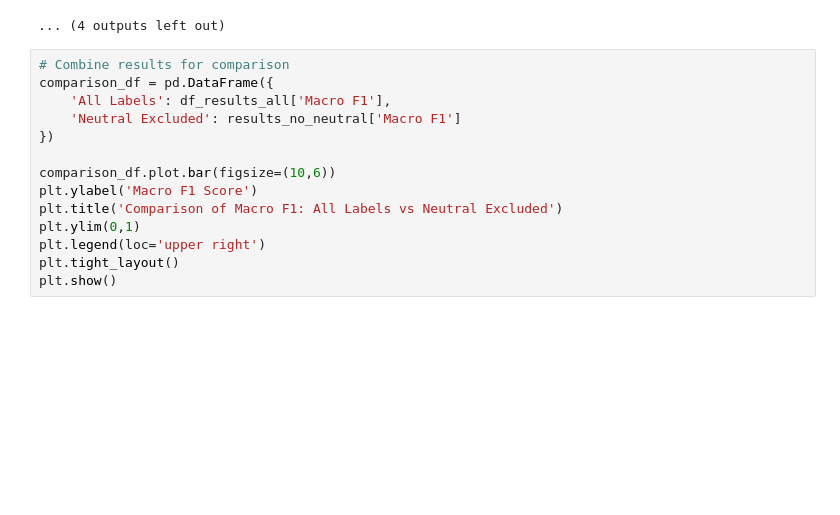
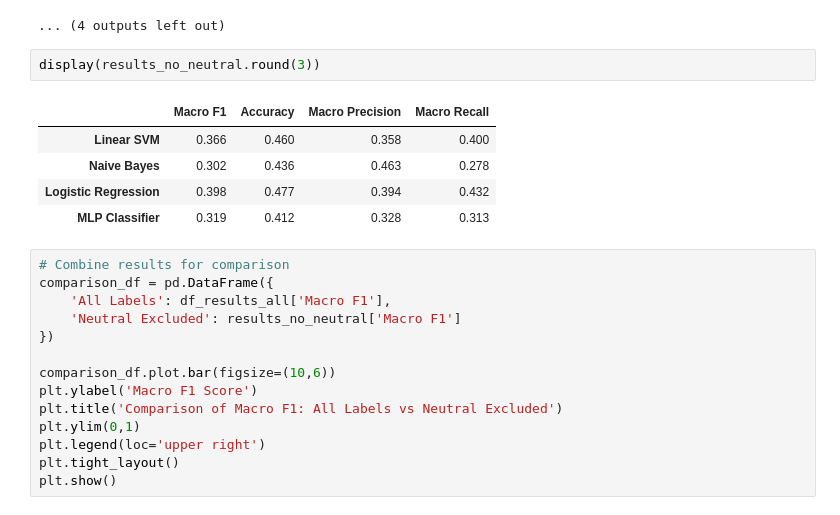
Before and after one commit to dangallego/emotion_recognition, a Jupyter notebook: notebooks/emotion_pipeline_comparison.ipynb, the cells around one changed output. Saved outputs shown, nothing was run; the diff lists cells and outputs as text; blank space fills up the shorter version.

```diff
--- a/notebooks/emotion_pipeline_comparison.ipynb
+++ b/notebooks/emotion_pipeline_comparison.ipynb
@@ -319,6 +327,14 @@ Top Confused Class Pairs:
 MLP Classifier - Macro F1: 0.319
 [figure]
 ... (4 outputs left out)
+# %%
+display(results_no_neutral.round(3))
+# %% [output]
+|  | Macro F1 | Accuracy | Macro Precision | Macro Recall |
+| Linear SVM | 0.366 | 0.460 | 0.358 | 0.400 |
+| Naive Bayes | 0.302 | 0.436 | 0.463 | 0.278 |
+| Logistic Regression | 0.398 | 0.477 | 0.394 | 0.432 |
+| MLP Classifier | 0.319 | 0.412 | 0.328 | 0.313 |
 # %%
 # Combine results for comparison
 comparison_df = pd.DataFrame({
```
Also changed, not shown: parts of 1 cell of this notebook, 1 other file.
